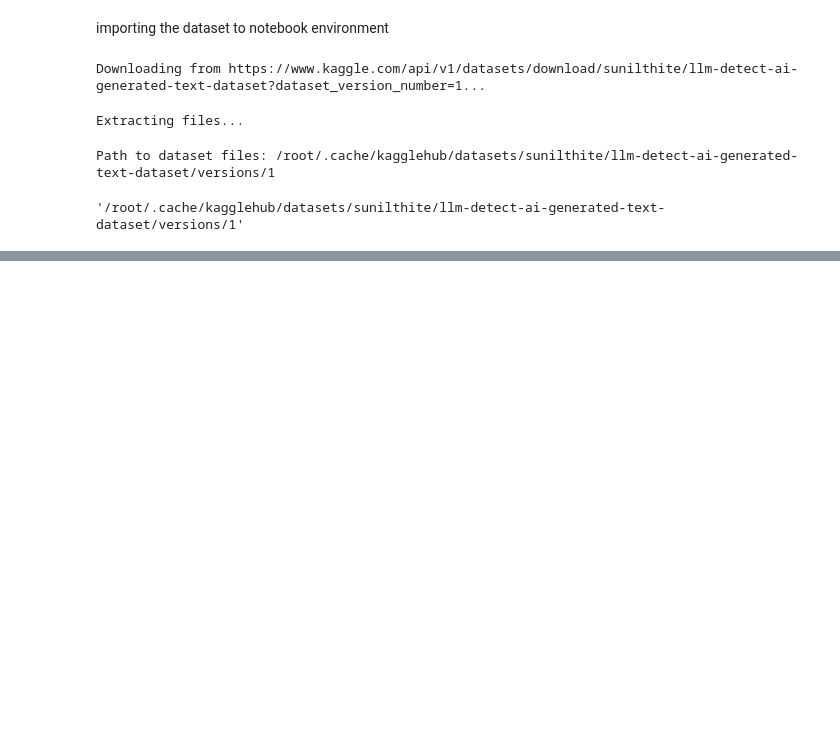
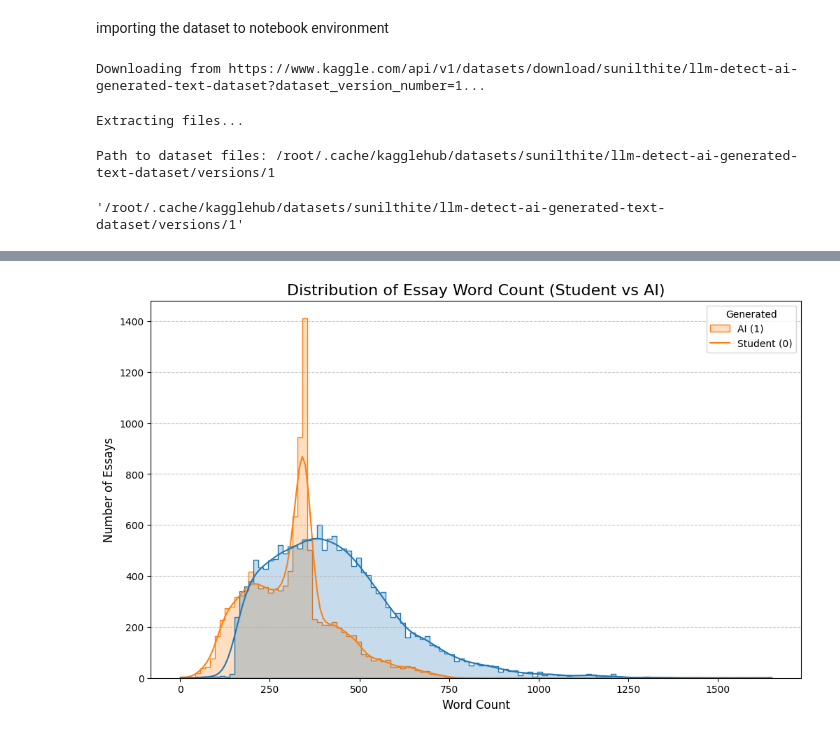
Before and after one commit to soipanhamisi/TextClassifierModel, a Jupyter notebook: textClassifer_nb.ipynb, the cells around one changed output, grey strips where cells are left out. Cells and saved outputs as stored; diff of their text form; code cells hidden in the pictures; blank space fills up the shorter version.

```diff
--- a/textClassifer_nb.ipynb
+++ b/textClassifer_nb.ipynb
@@ -27,0 +118,13 @@ text_df[text_df['generated']==0].sample(3)
+# %%
+essay_df['word_count'] = essay_df['text'].str.split().str.len()
+# %%
+plt.figure(figsize=(12, 7))
+sns.histplot(data=essay_df, x='word_count', hue='generated', kde=True, element='step')
+plt.title('Distribution of Essay Word Count (Student vs AI)', fontsize=16)
+plt.xlabel('Word Count', fontsize=12)
+plt.ylabel('Number of Essays', fontsize=12)
+plt.legend(title='Generated', labels=['AI (1)', 'Student (0)'])
+plt.grid(axis='y', linestyle='--', alpha=0.7)
+plt.show()
+# %% [output]
+[figure, added]
```
Also changed, not shown: parts of 22 cells of this notebook.
